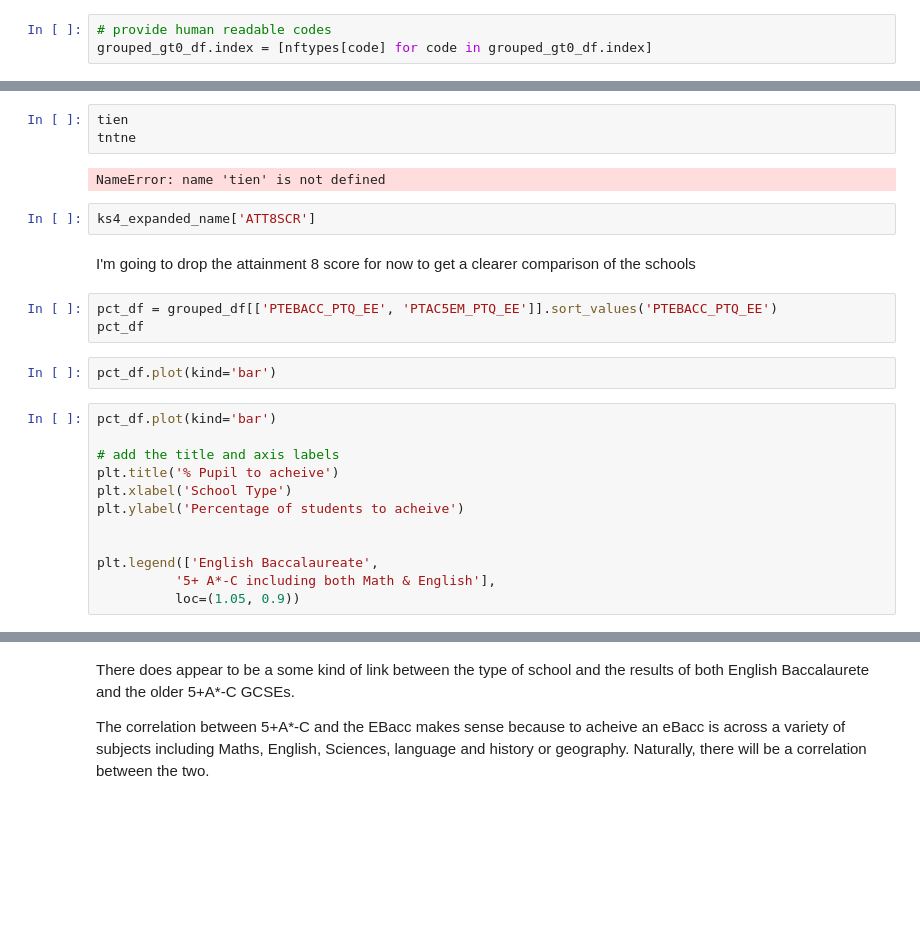
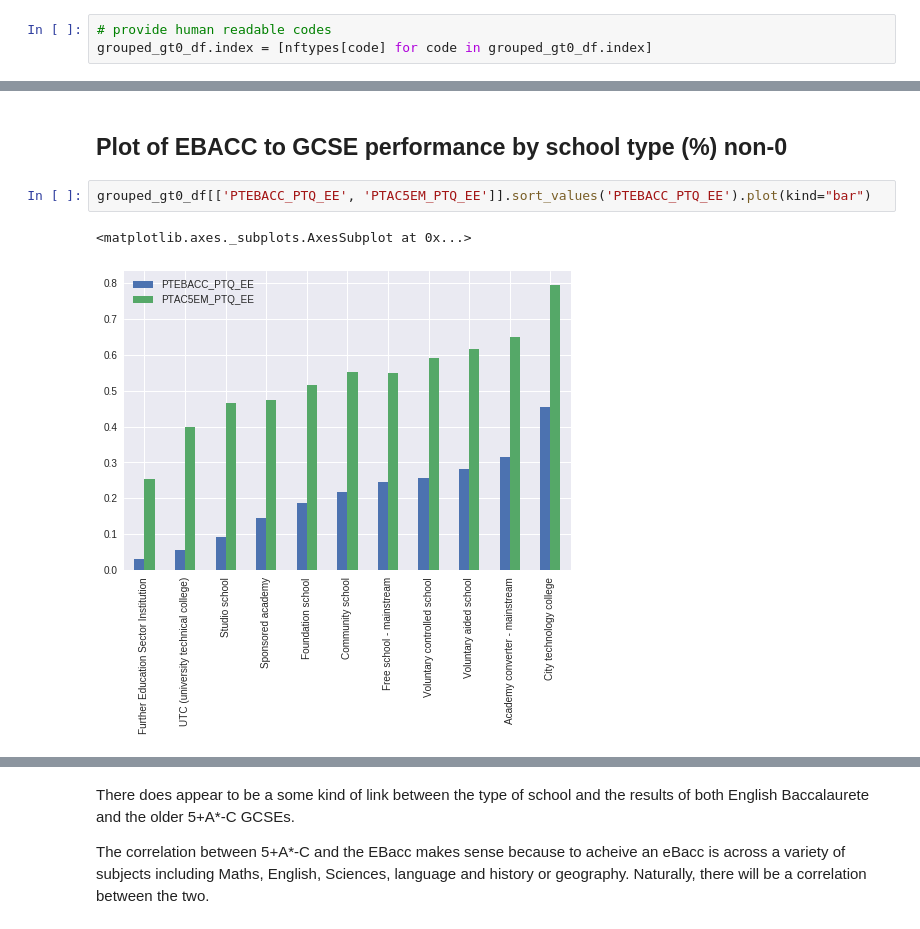
Before and after one commit to snowkuma/tm351-notebooks, a Jupyter notebook: _dcs283_EMA_2017J/ema_project_notebook.ipynb, the cells around one changed output, grey strips where cells are left out. Cells and saved outputs as stored; diff of their text form; blank space fills up the shorter version.

```diff
--- a/_dcs283_EMA_2017J/ema_project_notebook.ipynb
+++ b/_dcs283_EMA_2017J/ema_project_notebook.ipynb
@@ -1518,26 +1581,7 @@ grouped_gt0_df.sort_values('P8MEA').plot(kind='bar')
-# %%
-tien
-tntne
-# %% [output]
-NameError: name 'tien' is not defined
-# %%
-ks4_expanded_name['ATT8SCR']
-# %% [markdown]
-I'm going to drop the attainment 8 score for now to get a clearer comparison of the schools
+# %% [markdown]
+## Plot of EBACC to GCSE performance by school type (%) non-0
 # %%
-pct_df = grouped_df[['PTEBACC_PTQ_EE', 'PTAC5EM_PTQ_EE']].sort_values('PTEBACC_PTQ_EE')
-pct_df
+grouped_gt0_df[['PTEBACC_PTQ_EE', 'PTAC5EM_PTQ_EE']].sort_values('PTEBACC_PTQ_EE').plot(kind="bar")
+# %% [output]
+<matplotlib.axes._subplots.AxesSubplot at 0x...>
+[figure, added]
-# %%
-pct_df.plot(kind='bar')
-# %%
-pct_df.plot(kind='bar')
-
-# add the title and axis labels
-plt.title('% Pupil to acheive')
-plt.xlabel('School Type')
-plt.ylabel('Percentage of students to acheive')
-
-
-plt.legend(['English Baccalaureate',
-          '5+ A*-C including both Math & English'],
-          loc=(1.05, 0.9))
```
Also changed, not shown: parts of 77 cells of this notebook.
